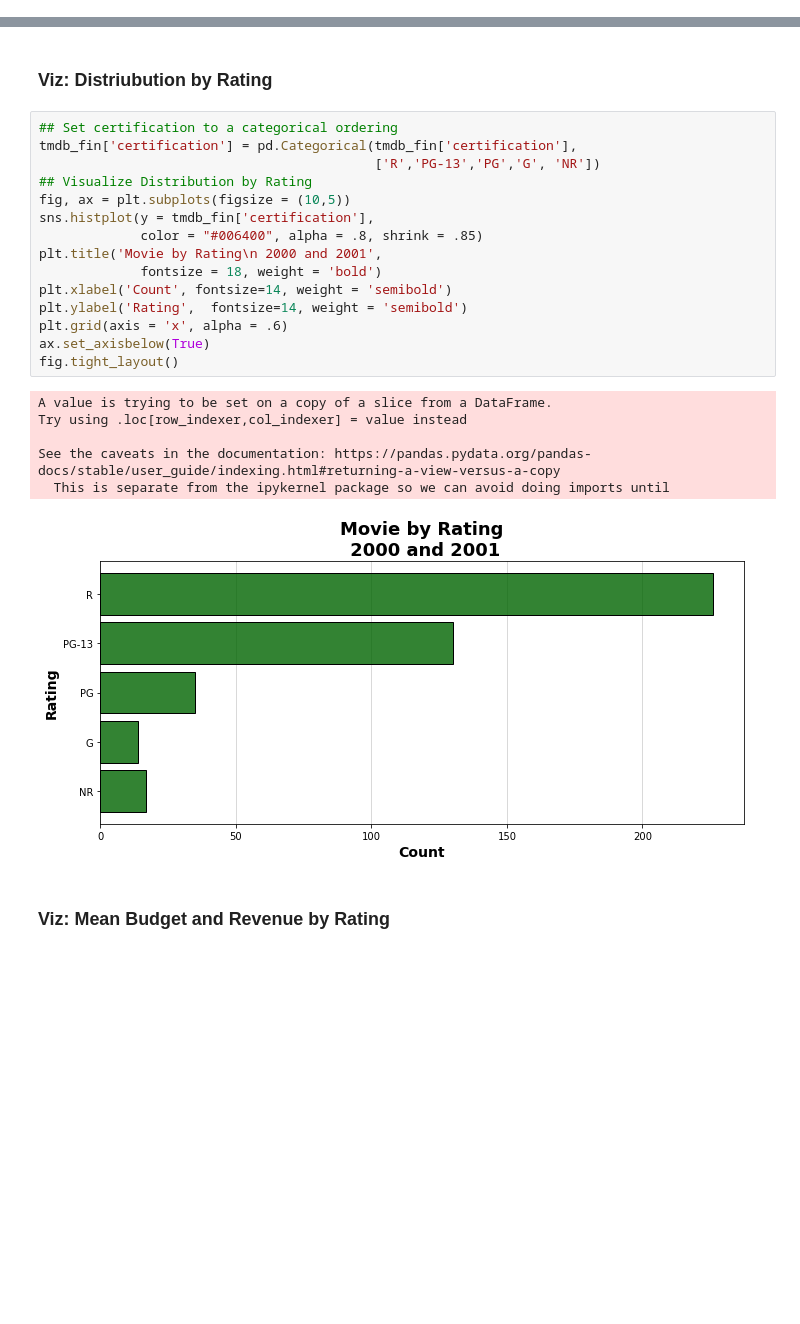
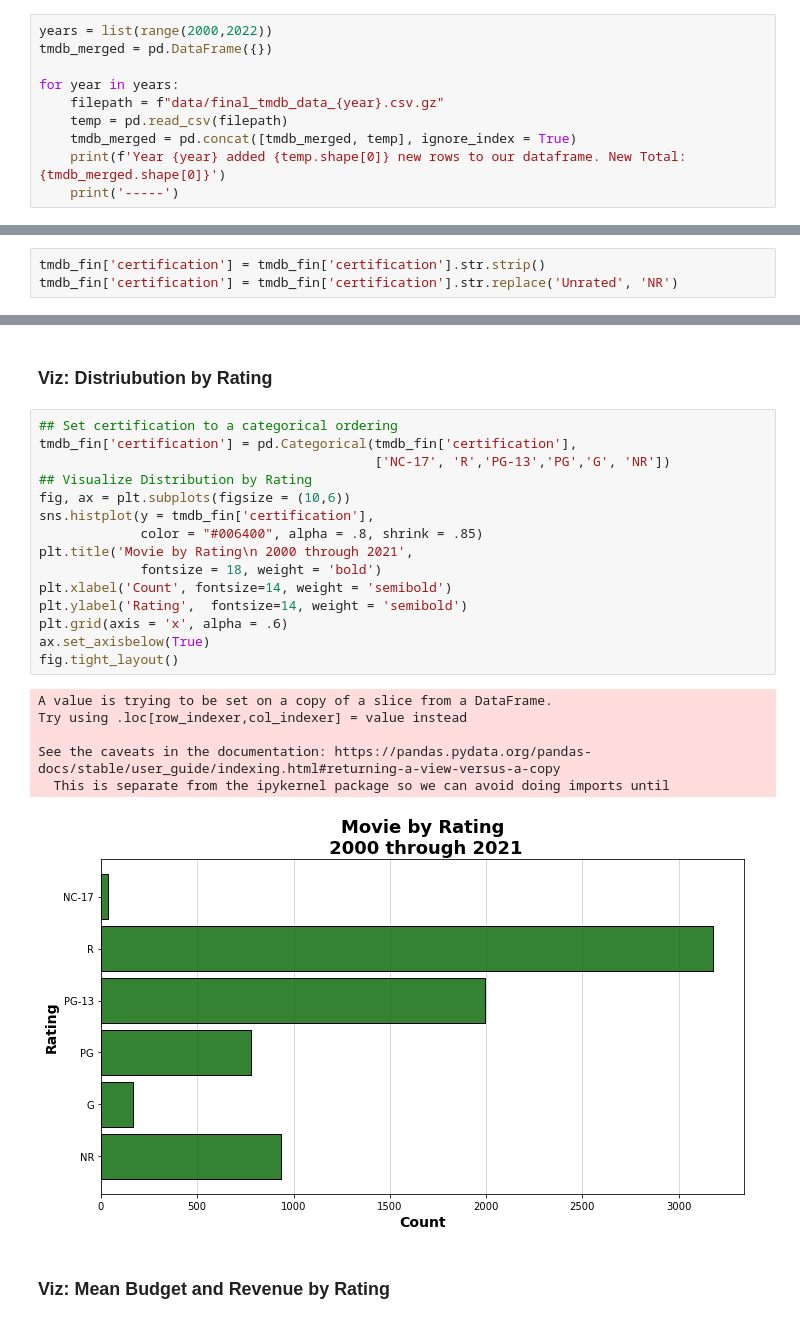
Before and after one commit to msmccann10/PP-movie-database-and-analysis, a Jupyter notebook: 3. TMDB EDA.ipynb, the cells around one changed output, grey strips where cells are left out. Cells and saved outputs as stored; diff of their text form; blank space fills up the shorter version.

```diff
--- a/3. TMDB EDA.ipynb
+++ b/3. TMDB EDA.ipynb
@@ -94,0 +16,10 @@ tmdb_merged
+# %%
+years = list(range(2000,2022))
+tmdb_merged = pd.DataFrame({})
+
+for year in years:
+    filepath = f"data/final_tmdb_data_{year}.csv.gz"
+    temp = pd.read_csv(filepath)
+    tmdb_merged = pd.concat([tmdb_merged, temp], ignore_index = True)
+    print(f'Year {year} added {temp.shape[0]} new rows to our dataframe. New Total: {tmdb_merged.shape[0]}')
+    print('-----')
@@ -131,0 +118,3 @@ tmdb_fin['certification'].isna().sum()
+# %%
+tmdb_fin['certification'] = tmdb_fin['certification'].str.strip()
+tmdb_fin['certification'] = tmdb_fin['certification'].str.replace('Unrated', 'NR')
@@ -138,25 +144,25 @@ TypeError: sort_values() got an unexpected keyword argument 'dropna'
 # %%
 ## Set certification to a categorical ordering
 tmdb_fin['certification'] = pd.Categorical(tmdb_fin['certification'],
-                                           ['R','PG-13','PG','G', 'NR'])
+                                           ['NC-17', 'R','PG-13','PG','G', 'NR'])
 ## Visualize Distribution by Rating
-fig, ax = plt.subplots(figsize = (10,5))
+fig, ax = plt.subplots(figsize = (10,6))
 sns.histplot(y = tmdb_fin['certification'],
              color = "#006400", alpha = .8, shrink = .85)
-plt.title('Movie by Rating\n 2000 and 2001',
+plt.title('Movie by Rating\n 2000 through 2021',
              fontsize = 18, weight = 'bold')
 plt.xlabel('Count', fontsize=14, weight = 'semibold')
 plt.ylabel('Rating',  fontsize=14, weight = 'semibold')
 plt.grid(axis = 'x', alpha = .6)
 ax.set_axisbelow(True)
 fig.tight_layout()
 # %% [output]
 A value is trying to be set on a copy of a slice from a DataFrame.
 Try using .loc[row_indexer,col_indexer] = value instead
 
 See the caveats in the documentation: https://pandas.pydata.org/pandas-docs/stable/user_guide/indexing.html#returning-a-view-versus-a-copy
   This is separate from the ipykernel package so we can avoid doing imports until
-[figure, old version]
+[figure, new version]
 # %% [markdown]
 ### Viz: Mean Budget and Revenue by Rating
 # %%
```
Also changed, not shown: parts of 20 cells of this notebook, 1 other file.
